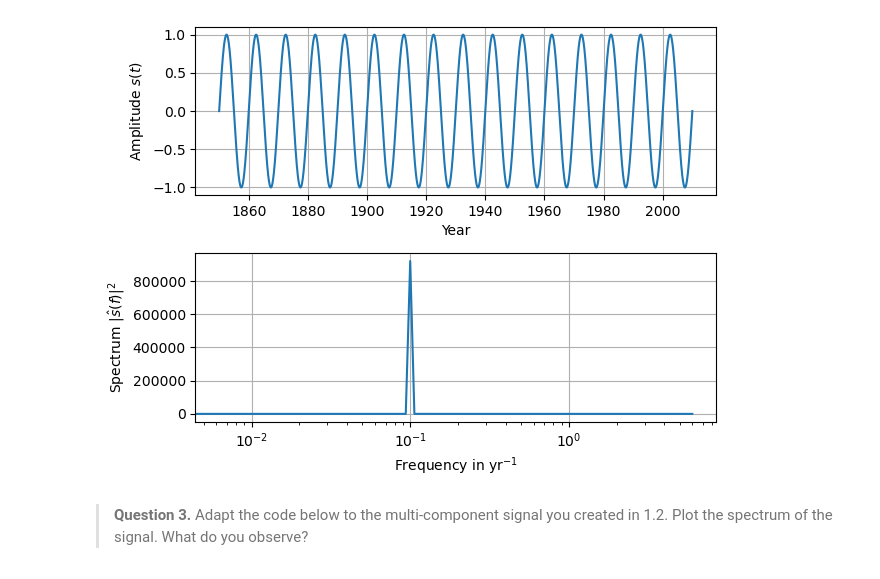
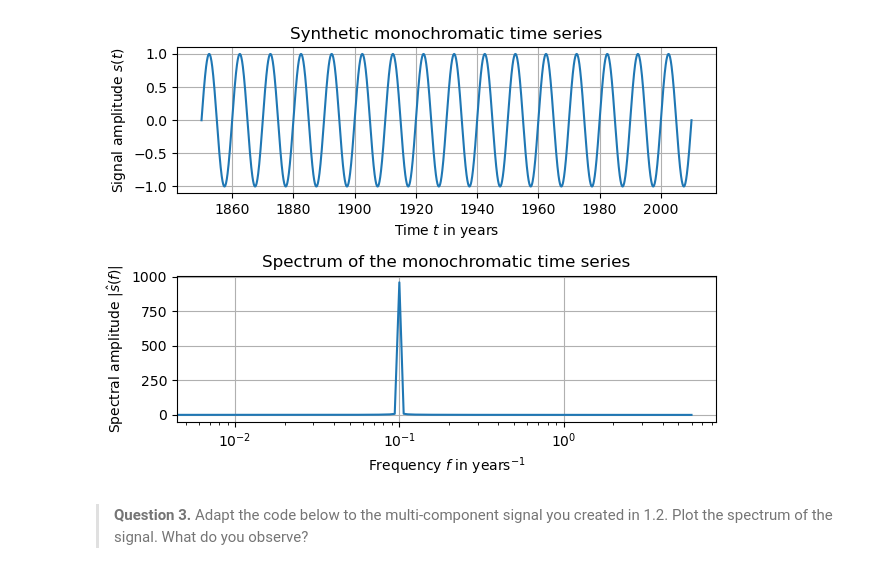
Before and after one commit to leonard-seydoux/scientific-computing-for-geophysical-problems, a Jupyter notebook: notebooks/1_signal_processing/signal_processing.ipynb, the cells around one changed output. Saved outputs shown, nothing was run; the diff lists cells and outputs as text; code cells hidden in the pictures.

```diff
--- a/notebooks/1_signal_processing/signal_processing.ipynb
+++ b/notebooks/1_signal_processing/signal_processing.ipynb
@@ -57,18 +68,17 @@ time_step = 1 / 12
 times = synthetic.time_range(time_start, time_end, time_step)
 
 # Generate a synthetic time series
-period = 10.0
-amplitude = 1.0
+period = 10
+amplitude = 1
 phase = -2 * np.pi * time_start / period
-time_series = synthetic.sine(times, period, amplitude, phase)
+time_series_monochromatic = synthetic.sine(times, period, amplitude, phase)
 
 # Plot
 fig, ax = plt.subplots()
-ax.plot(times, time_series)
-ax.set_xlabel("Year")
-ax.set_ylabel("Amplitude")
+ax.plot(times, time_series_monochromatic)
+ax.set_xlabel("Time $t$ in years")
+ax.set_ylabel("Signal amplitude $s(t)$")
+ax.set_title("Synthetic monochromatic time series")
 ax.grid()
-
-# Show
 plt.show()
 # %% [output]
@@ -103,30 +143,32 @@ We wish to perform the spectral analysis of $s(t)$ and therefore to compute its
 # %%
-# Compute Fourier transform
-nfft = len(time_series)
-spectrum = np.fft.rfft(time_series, n=nfft)
+# Compute the Fourier transform
+spectrum = np.fft.rfft(time_series_monochromatic)
+spectral_amplitude = np.abs(spectrum)
 
 # Calculate frequencies
-frequencies = np.fft.rfftfreq(nfft, time_step)
+frequencies = np.fft.rfftfreq(len(time_series_monochromatic), time_step)
 
 # Prepare the plot
 fig, ax = plt.subplots(2)
 
 # Plot the time series
-ax[0].plot(times, time_series)
-ax[0].set_xlabel("Year")
-ax[0].set_ylabel("Amplitude $s(t)$")
+ax[0].plot(times, time_series_monochromatic)
+ax[0].set_xlabel("Time $t$ in years")
+ax[0].set_ylabel("Signal amplitude $s(t)$")
+ax[0].set_title("Synthetic monochromatic time series")
 ax[0].grid()
 
 # Plot the spectrum
-ax[1].semilogx(frequencies, np.abs(spectrum) ** 2)
-ax[1].set_xlabel("Frequency in yr$^{-1}$")
-ax[1].set_ylabel(r"Spectrum $|\hat{s}(f)|^2$")
+ax[1].semilogx(frequencies, spectral_amplitude)
+ax[1].set_xlabel("Frequency $f$ in years$^{-1}$")
+ax[1].set_ylabel("Spectral amplitude $|\hat{s}(f)|$")
+ax[1].set_title("Spectrum of the monochromatic time series")
 ax[1].grid()
 
 # Show
 fig.tight_layout()
 plt.show()
 # %% [output]
-[figure, old version]
+[figure, new version]
 # %% [markdown]
 > __Question 3.__ Adapt the code below to the multi-component signal you created in 1.2. Plot the spectrum of the signal. What do you observe?
```
Also changed, not shown: parts of 19 cells of this notebook, 2 other files.
